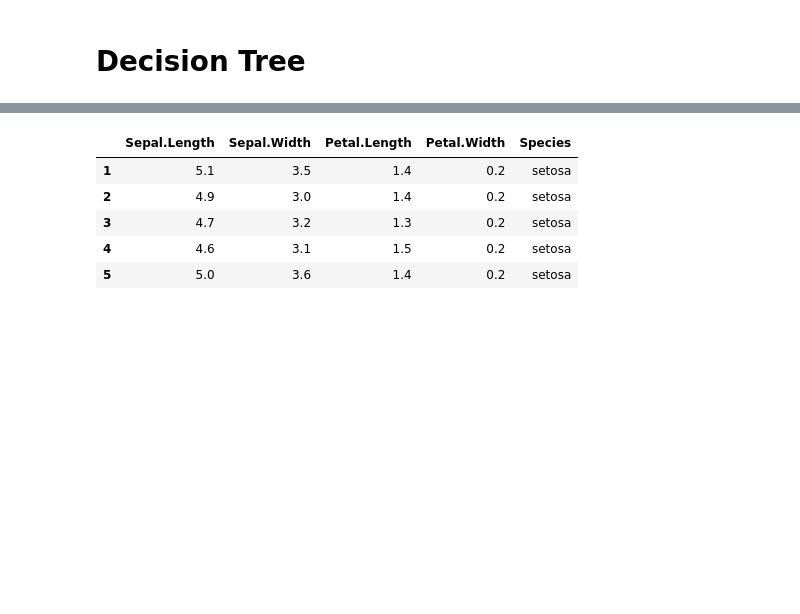
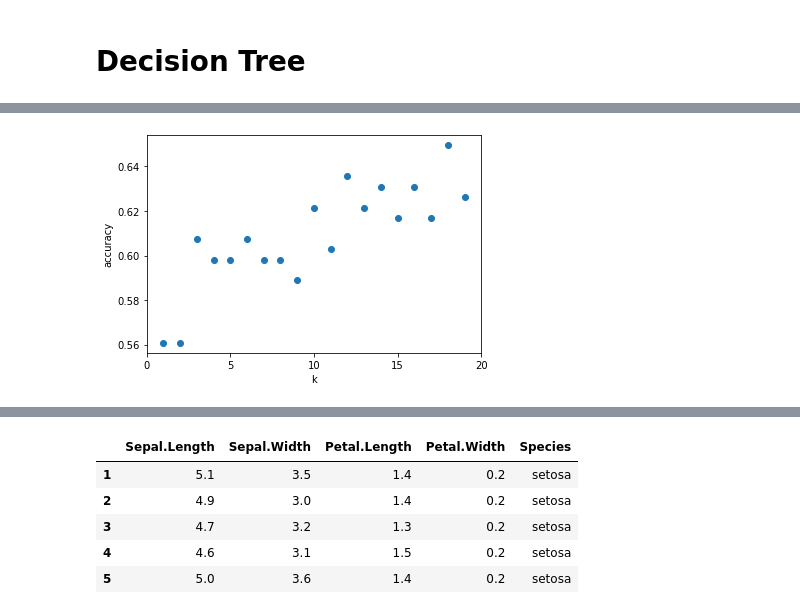
Before and after one commit to b-r-e-t-t/classification-exercises, a Jupyter notebook: model.ipynb, the cells around one changed output, grey strips where cells are left out. Saved outputs shown, nothing was run; the diff lists cells and outputs as text; code cells hidden in the pictures; blank space fills up the shorter version.

```diff
--- a/model.ipynb
+++ b/model.ipynb
@@ -208,0 +288,16 @@ Accuracy of Decision Tree classifier on validate set: 0.78
+# %%
+# visualize the models across a k range from 1 to 20, with
+k_range = range(1, 20)
+scores = []
+for k in k_range:
+    knn = KNeighborsClassifier(n_neighbors = k, weights='distance')
+    knn.fit(X_train, y_train)
+    scores.append(knn.score(X_validate, y_validate))
+plt.figure()
+plt.xlabel('k')
+plt.ylabel('accuracy')
+plt.scatter(k_range, scores)
+plt.xticks([0,5,10,15,20])
+plt.show()
+# %% [output]
+[figure, added]
```
Also changed, not shown: parts of 71 cells of this notebook.
